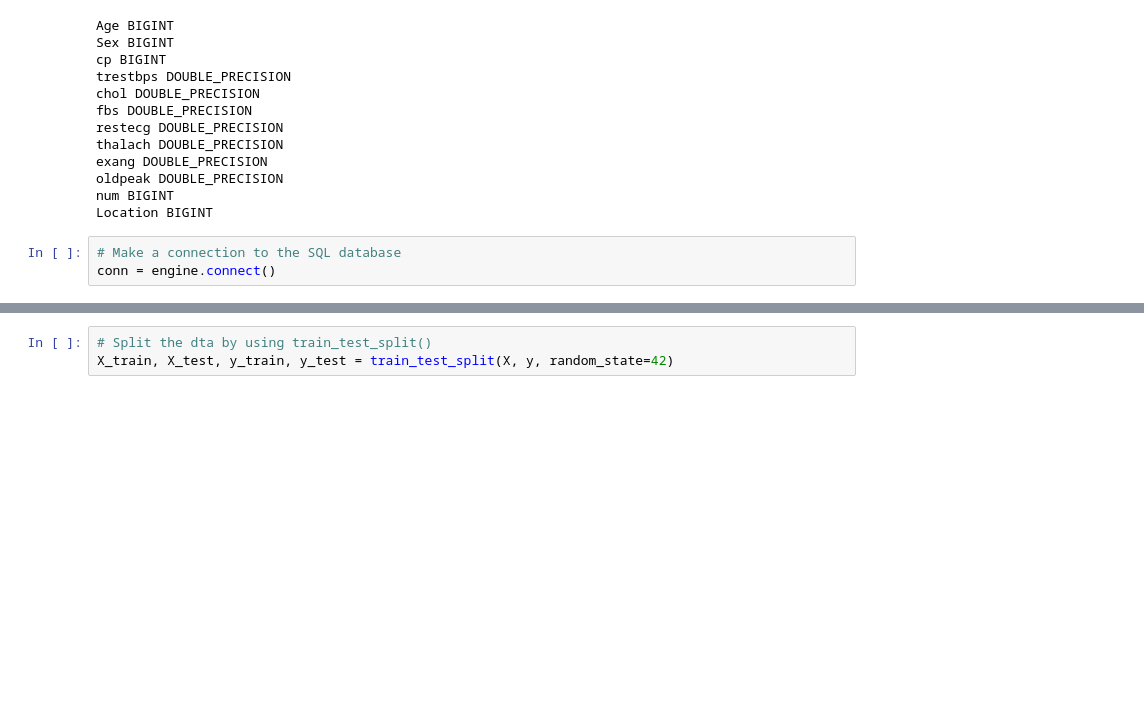
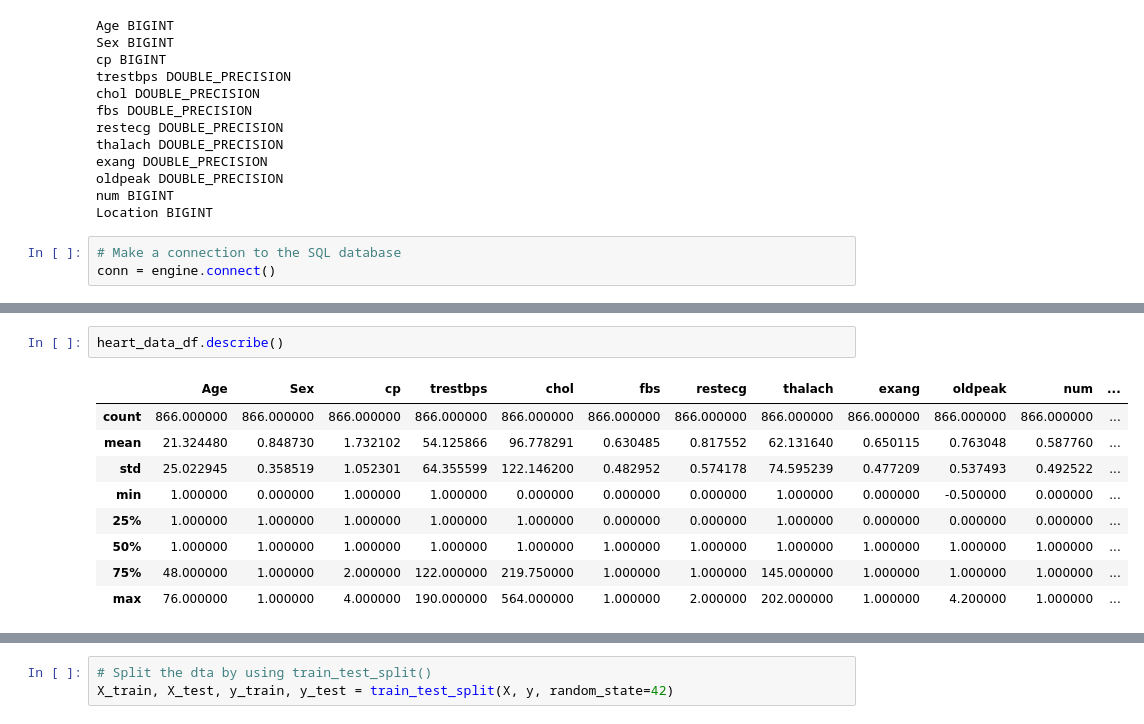
Before and after one commit to jenny0741/final_project, a Jupyter notebook: notebooks/data_query.ipynb, the cells around one changed output, grey strips where cells are left out. Drawn from its saved outputs; the diff is of its cells as text; blank space fills up the shorter version.

```diff
--- a/notebooks/data_query.ipynb
+++ b/notebooks/data_query.ipynb
@@ -70,0 +89,12 @@ heart_data_df.head()
+# %%
+heart_data_df.describe()
+# %% [output]
+|  | Age | Sex | cp | trestbps | chol | fbs | restecg | thalach | exang | oldpeak | num | ... |
+| count | 866.000000 | 866.000000 | 866.000000 | 866.000000 | 866.000000 | 866.000000 | 866.000000 | 866.000000 | 866.000000 | 866.000000 | 866.000000 | ... |
+| mean | 21.324480 | 0.848730 | 1.732102 | 54.125866 | 96.778291 | 0.630485 | 0.817552 | 62.131640 | 0.650115 | 0.763048 | 0.587760 | ... |
+| std | 25.022945 | 0.358519 | 1.052301 | 64.355599 | 122.146200 | 0.482952 | 0.574178 | 74.595239 | 0.477209 | 0.537493 | 0.492522 | ... |
+| min | 1.000000 | 0.000000 | 1.000000 | 1.000000 | 0.000000 | 0.000000 | 0.000000 | 1.000000 | 0.000000 | -0.500000 | 0.000000 | ... |
+| 25% | 1.000000 | 1.000000 | 1.000000 | 1.000000 | 1.000000 | 0.000000 | 0.000000 | 1.000000 | 0.000000 | 0.000000 | 0.000000 | ... |
+| 50% | 1.000000 | 1.000000 | 1.000000 | 1.000000 | 1.000000 | 1.000000 | 1.000000 | 1.000000 | 1.000000 | 1.000000 | 1.000000 | ... |
+| 75% | 48.000000 | 1.000000 | 2.000000 | 122.000000 | 219.750000 | 1.000000 | 1.000000 | 145.000000 | 1.000000 | 1.000000 | 1.000000 | ... |
+| max | 76.000000 | 1.000000 | 4.000000 | 190.000000 | 564.000000 | 1.000000 | 2.000000 | 202.000000 | 1.000000 | 4.200000 | 1.000000 | ... |
```
Also changed, not shown: parts of 25 cells of this notebook, 3 other files.
